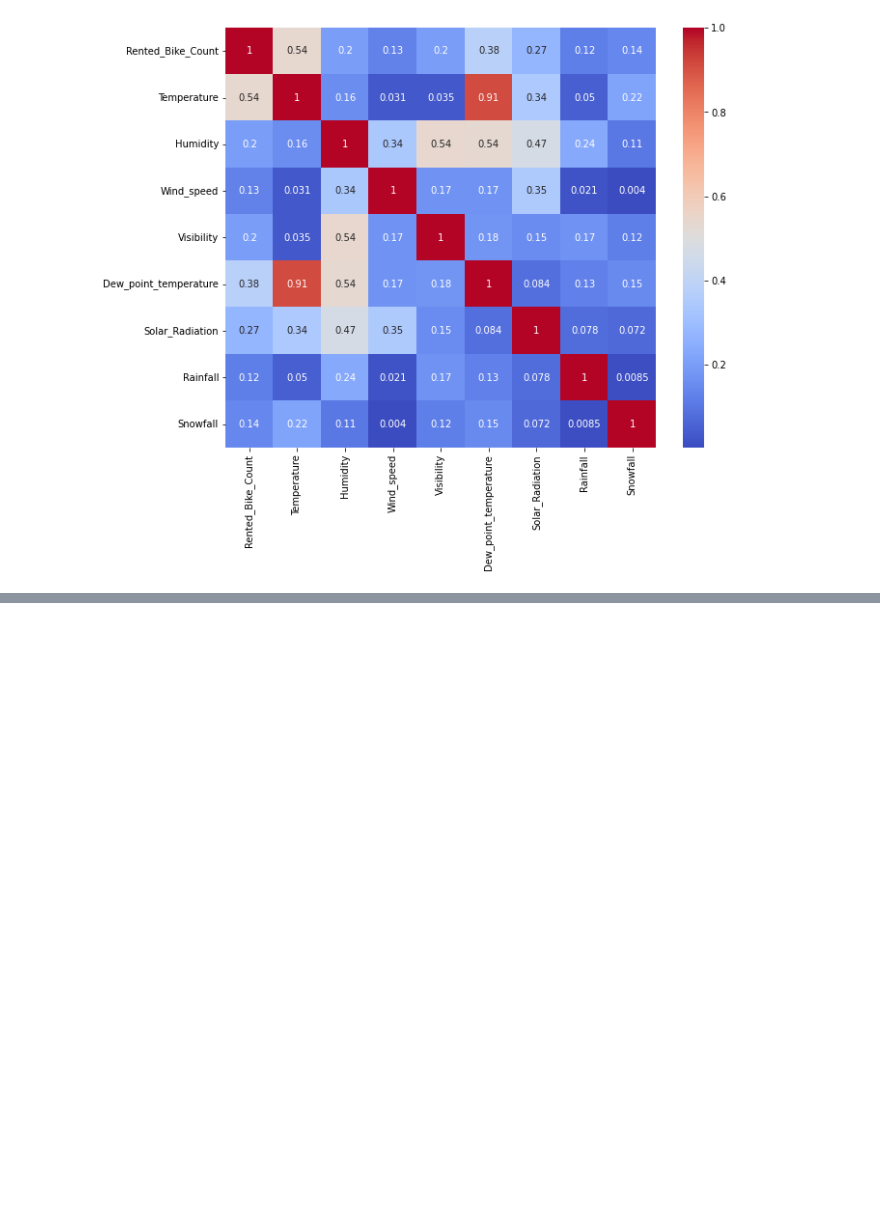
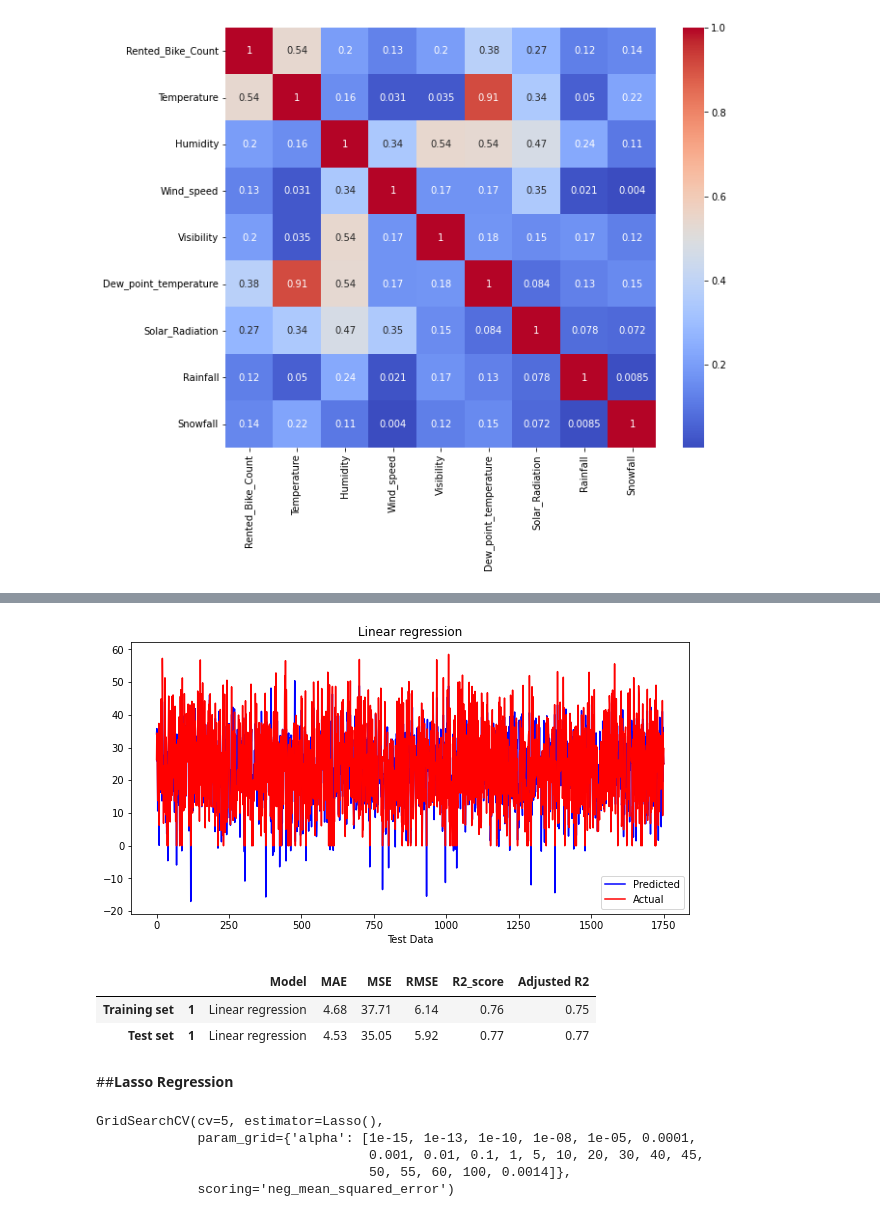
Before and after one commit to JayaVishwa/Bike_Sharing_Demand_Prediction, a Jupyter notebook: Bike Sharing Demand Prediction - Capstone Project (1).ipynb, the cells around one changed output, grey strips where cells are left out. Cells and saved outputs as stored; diff of their text form; code cells hidden in the pictures; blank space fills up the shorter version.

```diff
--- a/Bike Sharing Demand Prediction - Capstone Project (1).ipynb
+++ b/Bike Sharing Demand Prediction - Capstone Project (1).ipynb
@@ -529,0 +610,6 @@ sns.heatmap(abs(df.corr()), cmap='coolwarm', annot=True )
+# %%
+# now applying test train split
+from sklearn.model_selection import train_test_split
+X_train , X_test , Y_train , Y_test = train_test_split(X , Y , test_size = 0.2 , random_state = 1)
+print(X_train.shape)
+print(X_test.shape)
@@ -529,0 +638,7 @@ sns.heatmap(abs(df.corr()), cmap='coolwarm', annot=True )
+# %%
+# import linear regression and make its object
+from sklearn.linear_model import LinearRegression
+lr_reg= LinearRegression()
+# %%
+# applting linear regression
+lr_reg.fit(X_train , Y_train)
@@ -529,0 +653,4 @@ sns.heatmap(abs(df.corr()), cmap='coolwarm', annot=True )
+# %%
+# to store y_pred for our train and test data
+Y_train_pred = lr_reg.predict(X_train)
+Y_test_pred = lr_reg.predict(X_test)
@@ -529,0 +724,10 @@ sns.heatmap(abs(df.corr()), cmap='coolwarm', annot=True )
+# %%
+plt.figure(figsize=(10,5))
+plt.plot((Y_test_pred), color = 'blue')
+plt.plot(np.array(Y_test), color = 'red')
+plt.legend(["Predicted","Actual"])
+plt.xlabel('Test Data')
+plt.title("Linear regression")
+plt.show()
+# %% [output]
+[figure, added]
@@ -529,0 +757,10 @@ sns.heatmap(abs(df.corr()), cmap='coolwarm', annot=True )
+# %%
+# linear regression score for train and test data
+result=pd.concat([lr_dict1,lr_dict2],keys=['Training set','Test set'])
+result
+# %% [output]
+|  |  | Model | MAE | MSE | RMSE | R2_score | Adjusted R2 |
+| Training set | 1 | Linear regression | 4.68 | 37.71 | 6.14 | 0.76 | 0.75 |
+| Test set | 1 | Linear regression | 4.53 | 35.05 | 5.92 | 0.77 | 0.77 |
+# %% [markdown]
+##**Lasso Regression**
@@ -529,0 +770,12 @@ sns.heatmap(abs(df.corr()), cmap='coolwarm', annot=True )
+# %%
+# calling Lasso (L1) model
+lasso = Lasso()
+parameters = {'alpha': [1e-15,1e-13,1e-10,1e-8,1e-5,1e-4,1e-3,1e-2,1e-1,1,5,10,20,30,40,45,50,55,60,100,0.0014]}
+lasso_regressor = GridSearchCV(lasso, parameters, scoring='neg_mean_squared_error', cv=5)
+lasso_regressor.fit(X_train, Y_train)
+# %% [output]
+GridSearchCV(cv=5, estimator=Lasso(),
+             param_grid={'alpha': [1e-15, 1e-13, 1e-10, 1e-08, 1e-05, 0.0001,
+                                   0.001, 0.01, 0.1, 1, 5, 10, 20, 30, 40, 45,
+                                   50, 55, 60, 100, 0.0014]},
+             scoring='neg_mean_squared_error')
```
Also changed, not shown: parts of 86 cells of this notebook.
